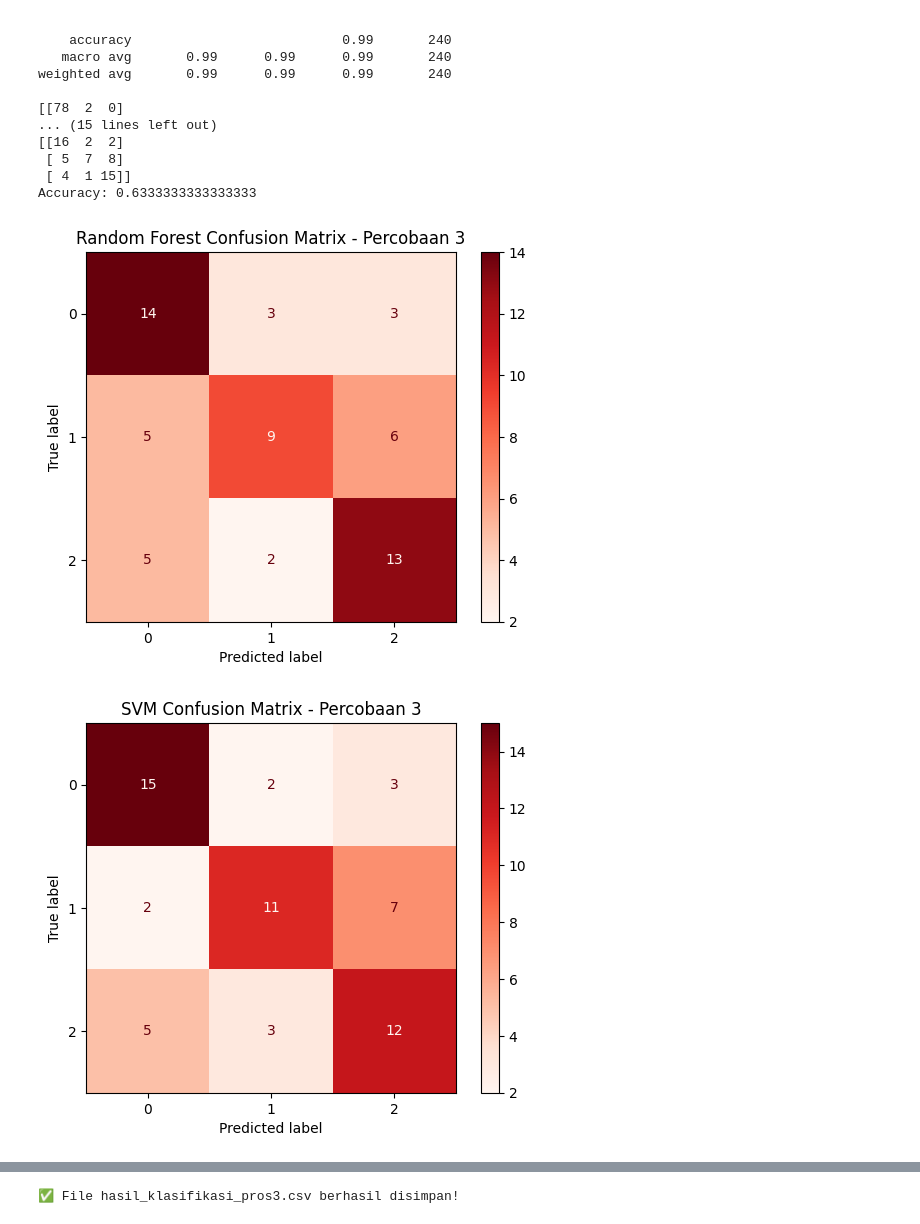
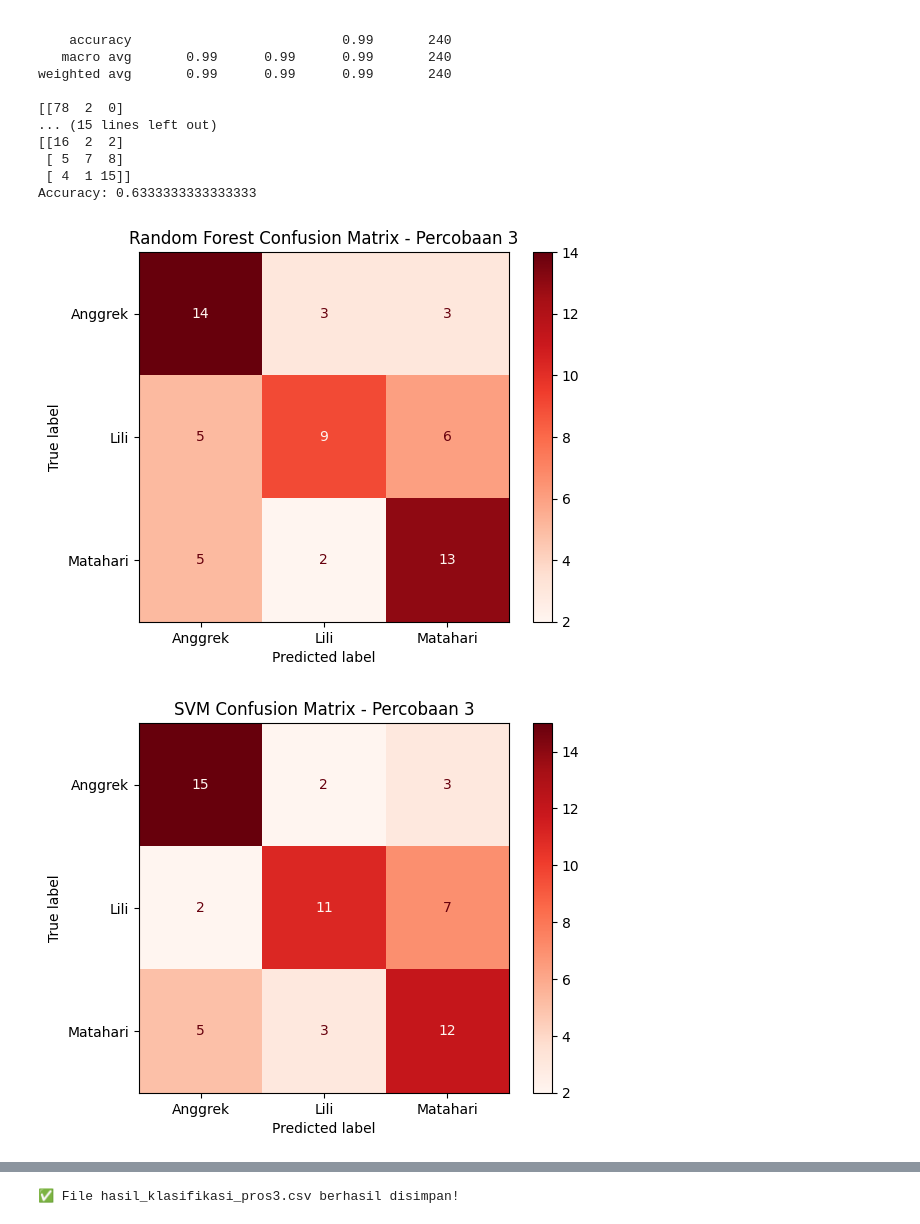
Before and after one commit to firda12345/PROJEK-PCD-18, a Jupyter notebook: proyek-indonesia-emas/percobaan3.ipynb, the cells around one changed output, grey strips where cells are left out. Drawn from its saved outputs; the diff is of its cells as text; code cells hidden in the pictures.

```diff
--- a/proyek-indonesia-emas/percobaan3.ipynb
+++ b/proyek-indonesia-emas/percobaan3.ipynb
@@ -428,35 +428,37 @@ weighted avg       0.99      0.99      0.99       240
 Accuracy: 0.6333333333333333
 # %%
 def plot_confusion_matrix(y_true, y_pred, title):
-    cm   = confusion_matrix(y_true, y_pred)
-    disp = ConfusionMatrixDisplay(confusion_matrix=cm)
-    disp.plot(cmap=plt.cm.Reds)
+    cm = confusion_matrix(y_true, y_pred)
+
+    disp = ConfusionMatrixDisplay(
+        confusion_matrix=cm,
+        display_labels=['Anggrek', 'Lili', 'Matahari']
+    )
+
+    disp.plot(cmap=plt.cm.Reds, values_format='d')
     plt.title(title)
     plt.show()
 
 # Plot confusion matrix for Random Forest
-plot_confusion_matrix(y_test, rf.predict(X_test),  "Random Forest Confusion Matrix - Percobaan 3")
+plot_confusion_matrix(
+    y_test,
+    rf.predict(X_test),
+    "Random Forest Confusion Matrix - Percobaan 3"
+)
+
 # Plot confusion matrix for SVM
-plot_confusion_matrix(y_test, svm.predict(X_test), "SVM Confusion Matrix - Percobaan 3")
+plot_confusion_matrix(
+    y_test,
+    svm.predict(X_test),
+    "SVM Confusion Matrix - Percobaan 3"
+)
+
 # Plot confusion matrix for KNN
-plot_confusion_matrix(y_test, knn.predict(X_test), "KNN Confusion Matrix - Percobaan 3")
-
-# 1. Hitung confusion matrix-nya dulu (pastikan y_test dan y_pred sesuai dengan variabelmu)
-cm = confusion_matrix(y_test, y_pred)
-
-# 2. Ambil nama label unik untuk teks di sumbu X dan Y
-class_names = sorted(set(labels))
-
-# 3. Gambar Heatmap-nya
-plt.figure(figsize=(8, 6))
-sns.heatmap(cm, annot=True, fmt='d', cmap='Blues',
-            xticklabels=class_names,
-            yticklabels=class_names)
-
-plt.ylabel('Actual/True Label')
-plt.xlabel('Predicted Label')
-plt.title('Confusion Matrix')
-plt.show()
+plot_confusion_matrix(
+    y_test,
+    knn.predict(X_test),
+    "KNN Confusion Matrix - Percobaan 3"
+)
 # %% [output]
-[figure, old version]
+[figure, new version]
-[figure, old version]
+[figure, new version]
```
Also changed, not shown: parts of 1 cell of this notebook, 6 other files.
